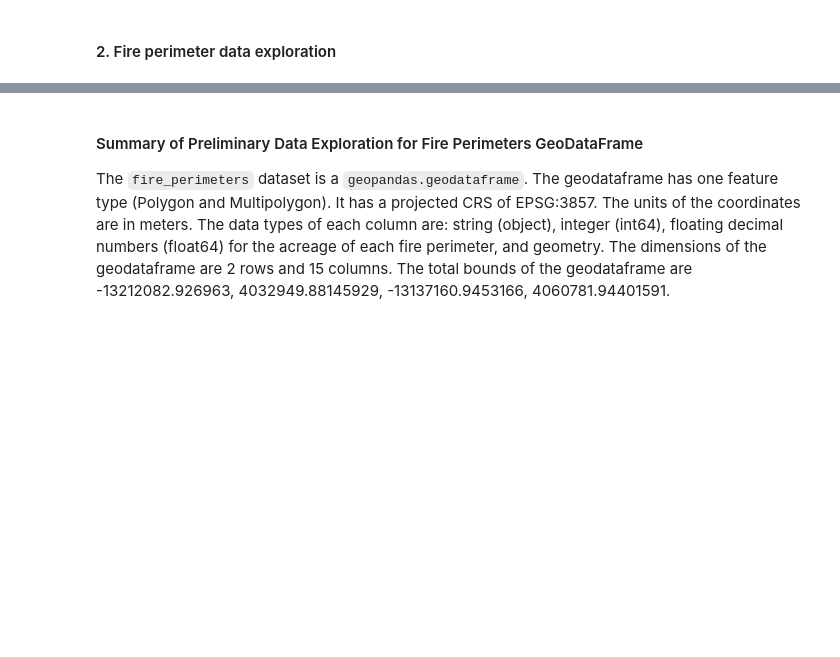
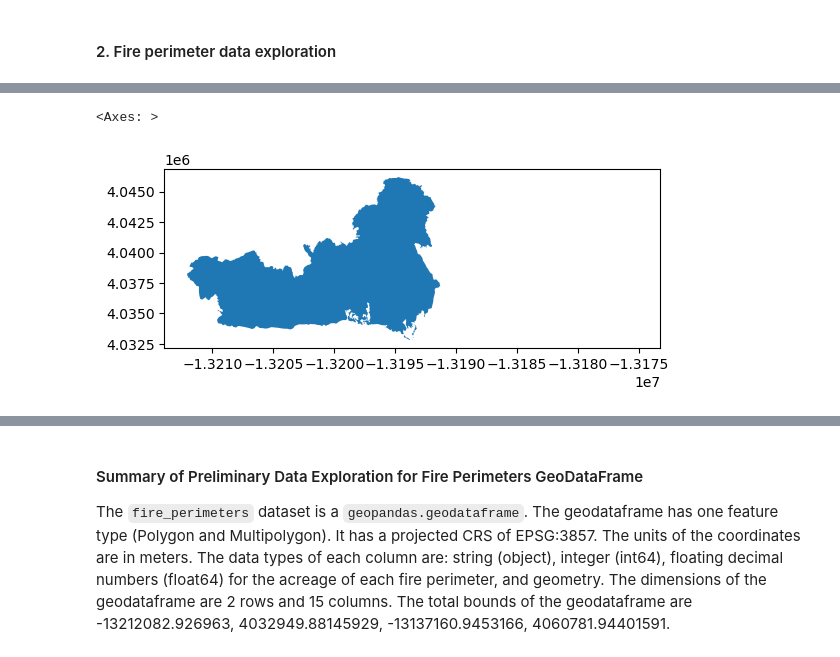
Before and after one commit to mmorenorolon/eds220-hwk4, a Jupyter notebook: hwk4-task2-false-color-MORENOROLON.ipynb, the cells around one changed output, grey strips where cells are left out. Saved outputs shown, nothing was run; the diff lists cells and outputs as text; code cells hidden in the pictures; blank space fills up the shorter version.

```diff
--- a/hwk4-task2-false-color-MORENOROLON.ipynb
+++ b/hwk4-task2-false-color-MORENOROLON.ipynb
@@ -121,0 +113,5 @@ Is projected?:  True
+# %%
+palisades_boundary.plot()
+# %% [output]
+<Axes: >
+[figure, added]
```
Also changed, not shown: parts of 47 cells of this notebook.
